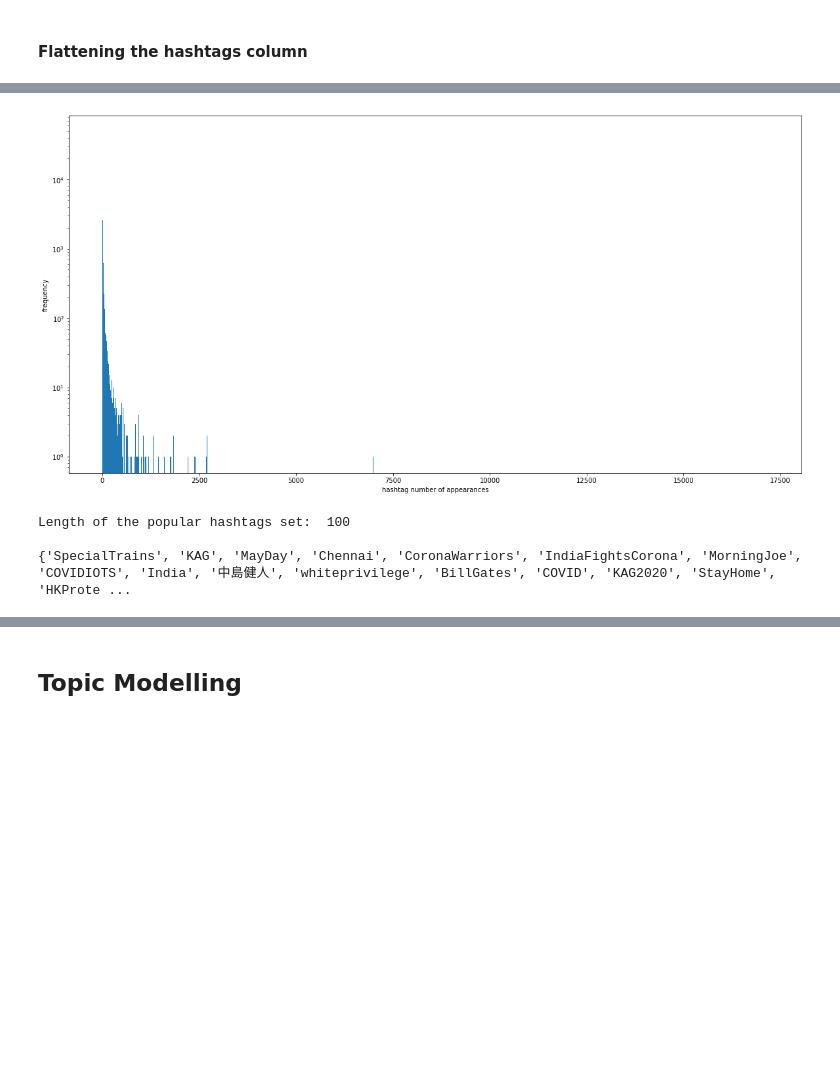
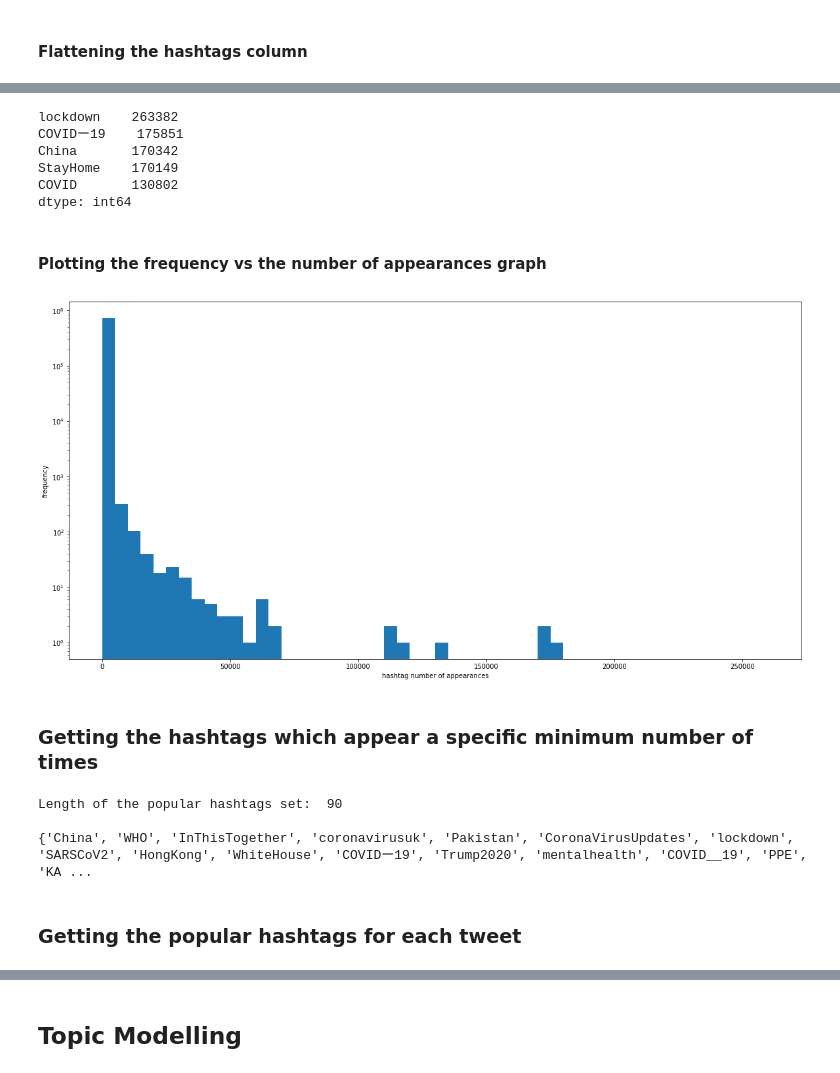
Before and after one commit to Rrishik/COVID-19-tweets, a Jupyter notebook: Analysing topics from tweets.ipynb, the cells around one changed output, grey strips where cells are left out. Drawn from its saved outputs; the diff is of its cells as text; code cells hidden in the pictures; blank space fills up the shorter version.

Commit message:
added yesterday's tweets

```diff
--- a/Analysing topics from tweets.ipynb
+++ b/Analysing topics from tweets.ipynb
@@ -85,9 +85,9 @@ for file in sorted(os.listdir(full_dir))[:-2]:
 
     df_full = pd.read_csv(full_dir + file)
 
-    text_list.append(df_full[['id', 'full_text']])
-    popularity_list.append(df_full[['id', 'retweet_count', 'favorite_count']])
-    entities_list.append(df_full[['id', 'entities']])
+    text_list.append(df_full[['id', 'full_text', 'retweet_count', 'entities']])
+#     popularity_list.append(df_full[['id', 'retweet_count', 'favorite_count']])
+    entities_list.append(df_full[['id', 'entities', 'retweet_count']])
 
     print(file + ' ..done')
     print()
@@ -181,5 +164,5 @@ def multiplyHashtags(row):
 
     return row.hashtags*f
 # %%
-hashtags_df['multiplied_hashtags'] = hashtags_df.apply(multiplyHashtags, axis = 1)
-hashtags_df.tail()
+multiplied_hashtags = df_entities.apply(multiplyHashtags, axis = 1)
+multiplied_hashtags.tail()
@@ -190,0 +178,5 @@ hashtags_list[:10]
+# %%
+hashtags_list = [hashtag for hashtags in multiplied_hashtags for hashtag in hashtags]
+hashtags_series = pd.Series(hashtags_list)
+hashtags_series[:10]
+# hashtags_list[:10]
@@ -191,26 +195,41 @@ hashtags_list[:10]
 # %%
-counts = hashtags_list.value_counts()
+counts = hashtags_series.value_counts()
 counts.sort_index()
 counts.head()
+
+# counts = Counter(hashtags_list).most_common()
+# counts_df = pd.DataFrame.from_dict(counts)
+# counts_df.head()
+# %% [output]
+lockdown    263382
+COVIDー19    175851
+China       170342
+StayHome    170149
+COVID       130802
+dtype: int64
+# %% [markdown]
+#### Plotting the frequency vs the number of appearances graph
 # %%
-my_bins = np.arange(0,counts.max()+2, 5)-0.5
+my_bins = np.arange(0, counts.max(), 5000)
 
 # plot histogram of tweet counts
 plt.figure(figsize=(20,10))
 plt.hist(counts, bins = my_bins)
-plt.xlabels = np.arange(1,counts.max()+1, 1)
+plt.xlabels = np.arange(1, counts.max(), 5)
 plt.xlabel('hashtag number of appearances')
 plt.ylabel('frequency')
 plt.yscale('log', nonposy='clip')
 plt.show()
 # %% [output]
-[figure, old version]
+[figure, new version]
+# %% [markdown]
+### Getting the hashtags which appear a specific minimum number of times
 # %%
 popular_hashtags = counts.reset_index()
 popular_hashtags.columns = ['hashtag', 'counts']
 # popular_hashtags.dtypes
 
-min_appearance = 1000
+min_appearance = 20000
 # find popular hashtags - make into python set for efficiency
 popular_hashtags_set = set(popular_hashtags[popular_hashtags.counts.apply(lambda x: x > min_appearance)]['hashtag'])
 
@@ -218,9 +237,11 @@ print("Length of the popular hashtags set: ", len(popular_hashtags_set))
 print()
 print(popular_hashtags_set)
 # %% [output]
-Length of the popular hashtags set:  100
+Length of the popular hashtags set:  90
 
-{'SpecialTrains', 'KAG', 'MayDay', 'Chennai', 'CoronaWarriors', 'IndiaFightsCorona', 'MorningJoe', 'COVIDIOTS', 'India', '中島健人', 'whiteprivilege', 'BillGates', 'COVID', 'KAG2020', 'StayHome', 'HKProte ...
+{'China', 'WHO', 'InThisTogether', 'coronavirusuk', 'Pakistan', 'CoronaVirusUpdates', 'lockdown', 'SARSCoV2', 'HongKong', 'WhiteHouse', 'COVIDー19', 'Trump2020', 'mentalhealth', 'COVID__19', 'PPE', 'KA ...
+# %% [markdown]
+### Getting the popular hashtags for each tweet
 # %%
 # make a new column with only the popular hashtags
 df_entities['popular_hashtags'] = df_entities.hashtags.apply(lambda hashtag_list: [hashtag for hashtag in hashtag_list if hashtag in popular_hashtags_set])
```
Also changed, not shown: parts of 27 cells of this notebook, 9 other files.
